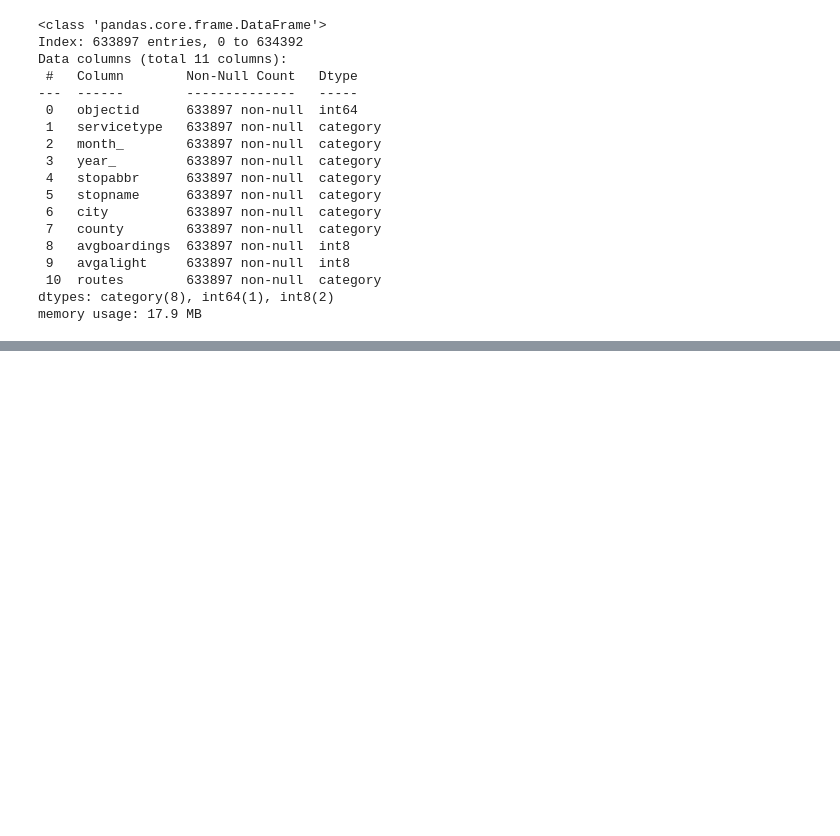
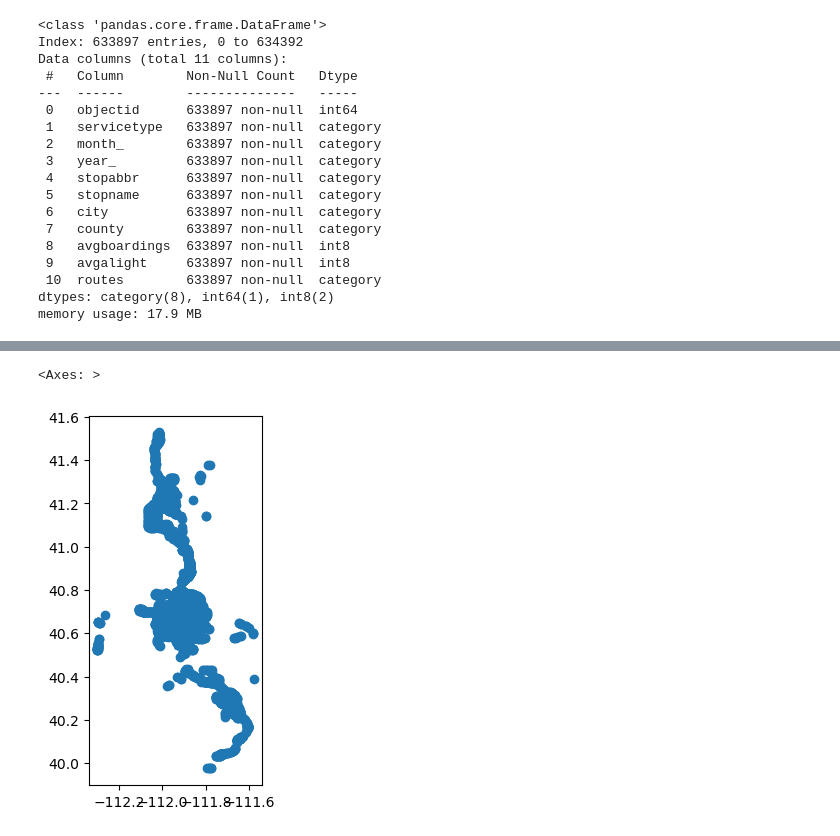
Before and after one commit to vanslykeaudio/Portfolio, a Jupyter notebook: UTA_Projects/Project_1/Project1_DataCleaning.ipynb, the cells around one changed output, grey strips where cells are left out. Drawn from its saved outputs; the diff is of its cells as text; code cells hidden in the pictures; blank space fills up the shorter version.

```diff
--- a/UTA_Projects/Project_1/Project1_DataCleaning.ipynb
+++ b/UTA_Projects/Project_1/Project1_DataCleaning.ipynb
@@ -330,0 +386,5 @@ memory usage: 17.9 MB
+# %%
+UTA_Stops_and_Most_Recent_Ridership_Map.plot()
+# %% [output]
+<Axes: >
+[figure, added]
```
Also changed, not shown: parts of 7 cells of this notebook, 1 other file.
